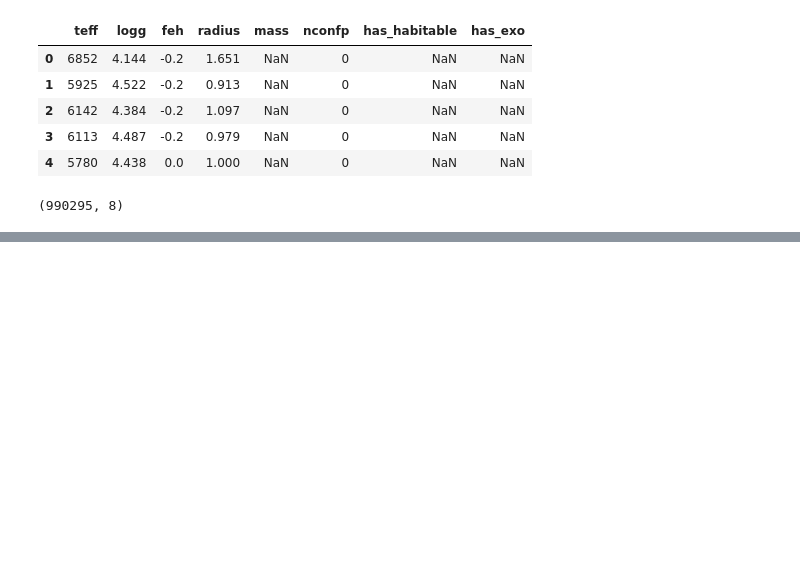
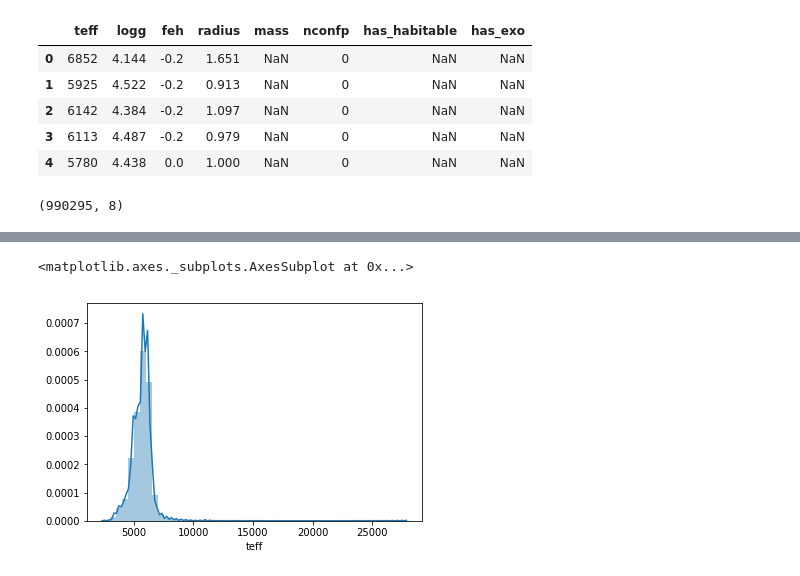
Before and after one commit to stevenbruno/chipy_planet_project, a Jupyter notebook: kepler_stellar.ipynb, the cells around one changed output, grey strips where cells are left out. Drawn from its saved outputs; the diff is of its cells as text; code cells hidden in the pictures; blank space fills up the shorter version.

```diff
--- a/kepler_stellar.ipynb
+++ b/kepler_stellar.ipynb
@@ -256,0 +402,5 @@ df.describe()
+# %%
+sns.distplot(df['teff'])
+# %% [output]
+<matplotlib.axes._subplots.AxesSubplot at 0x...>
+[figure, added]
```
Also changed, not shown: parts of 22 cells of this notebook.
